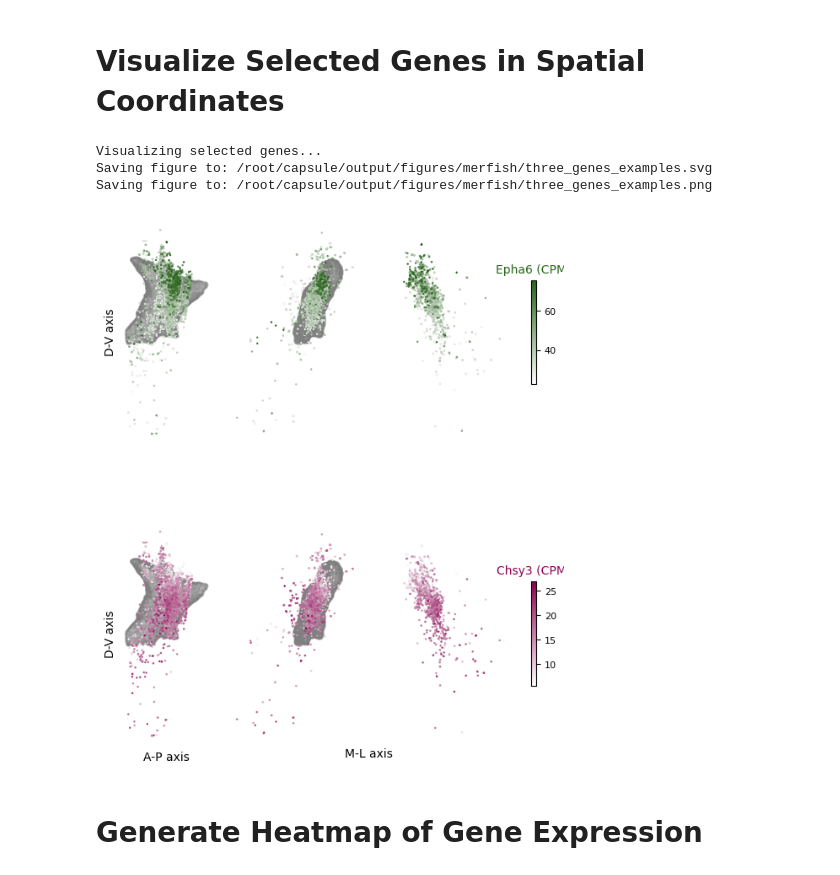
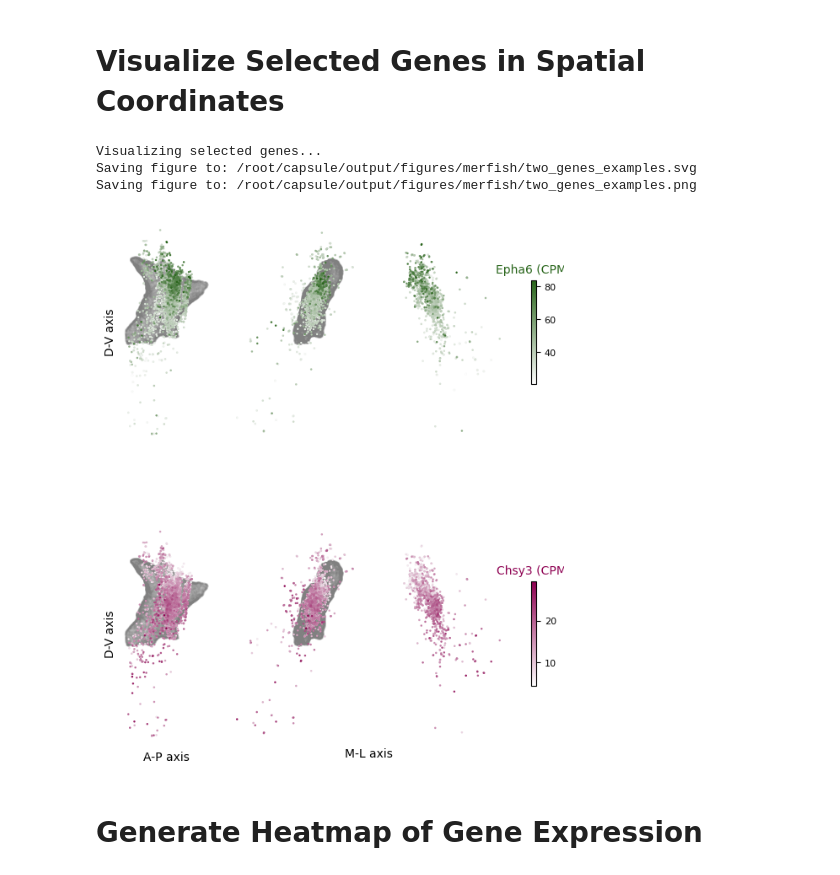
Before and after one commit to ShuonanChen/LCNE_transcriptomics, a Jupyter notebook: notebooks/merfish/plot_all_merfish_figs.ipynb, the cells around one changed output. Cells and saved outputs as stored; diff of their text form; code cells hidden in the pictures.

```diff
--- a/notebooks/merfish/plot_all_merfish_figs.ipynb
+++ b/notebooks/merfish/plot_all_merfish_figs.ipynb
@@ -148,8 +148,11 @@ for spine in ax1.spines.values():
 ax2.scatter(mesh.vertices.T[2], mesh.vertices.T[1], c='gray', s=1, alpha=0.05)
 # ax2.scatter(vertices[:, 0], vertices[:, 1], c='gray', s=1, alpha=0.05, label='LC Core Mesh')
 # sca = ax2.scatter(allspatial[:, 2], allspatial[:, 1], c=X_c[:, k], s=s, edgecolor='k', linewidth=0.1, cmap='coolwarm')
-plotting.scatter_with_jitter(ax2, allspatial_j, X_c[:, k], direction='c', s=s, lw=0.1,scl_jitter=0.05, ascending=False, cmap ='coolwarm')
+sca=plotting.scatter_with_jitter(ax2, allspatial_j, X_c[:, k], direction='c', s=s, lw=0.1,scl_jitter=0.05, ascending=False, cmap ='coolwarm')
+cbar = plt.colorbar(sca, ax=ax2, label='Weighted gene score', shrink=0.3)
 ax2.set_aspect('equal')
+
+
 
 # Add vector arrow
 start_point = (start_point_all[2], start_point_all[1])
@@ -367,7 +452,7 @@ def load_and_impute_data(adata_mer, snrna_data_path, k=200, n_hvg=None):
 
     # Impute MERFISH data
     print("Imputing gene expression data...")
-    adata_mer_imputed = imputations.impute_mer_data(adata_sc, adata_mer_foo, k=k, n_hvg=n_hvg)
+    adata_mer_imputed = imputations.impute_mer_data(adata_sc, adata_mer_foo, k=k, n_hvg=n_hvg, softmax_dst = True)
     adata_mer_imputed.obsm['spatial'] = adata_mer.obsm['spatial'].copy()
 
     return adata_mer_imputed, adata_sc
@@ -439,37 +507,37 @@ def plot_selected_genes(adata_imputed, selected_genes, mesh, colors=None, s=3):
         ax.scatter(mesh.vertices.T[2], mesh.vertices.T[1], c='gray', s=1, alpha=0.05)
         sca = plotting.scatter_with_jitter(ax,
                                      allspatial_j[plotorder],
                                      cpm_scl*adata_imputed[plotorder, gene].X.toarray(),
                                      direction='c', s=s, lw=0.01,scl_jitter=0.05, ascending=False, cmap =cmapnames[k])
         # sca = ax.scatter(
         #     adata_imputed.obsm['spatial'][plotorder, 2],
         #     adata_imputed.obsm['spatial'][plotorder, 1],
         #     cmap=cmapnames[k], s=s, edgecolor='k', linewidth=0.05,
         #     c=cpm_scl*adata_imputed[plotorder, gene].X.toarray()
         # )
         cbar = plt.colorbar(sca, ax=ax, shrink=0.3)
         cbar.ax.xaxis.set_label_position('top')
         cbar.ax.set_xlabel(f"{gene} (CPM)", ha='center', va='bottom', color=colors[k])
         ax.set_xlabel("M-L axis") if k == len(selected_genes)-1 else ax.set_xlabel('')
         ax.invert_yaxis()
         ax.set_aspect('equal')
         ax.set_xticks([])
         ax.set_yticks([])
         for spine in ax.spines.values():
             spine.set_visible(False)
     fig.tight_layout()
     return fig
 
 print("Visualizing selected genes...")
 selected_genes = ['Epha6', 'Chsy3']
 fig = plot_selected_genes(adata_mer_imputed, selected_genes, mesh)
-save_figure("three_genes_examples")
+save_figure("two_genes_examples")
 plt.show()
 # %% [output]
 Visualizing selected genes...
-Saving figure to: /root/capsule/output/figures/merfish/three_genes_examples.svg
-Saving figure to: /root/capsule/output/figures/merfish/three_genes_examples.png
+Saving figure to: /root/capsule/output/figures/merfish/two_genes_examples.svg
+Saving figure to: /root/capsule/output/figures/merfish/two_genes_examples.png
-[figure, old version]
+[figure, new version]
 # %% [markdown]
 # Generate Heatmap of Gene Expression
 # %%
```
Also changed, not shown: parts of 16 cells of this notebook, 5 other files.
